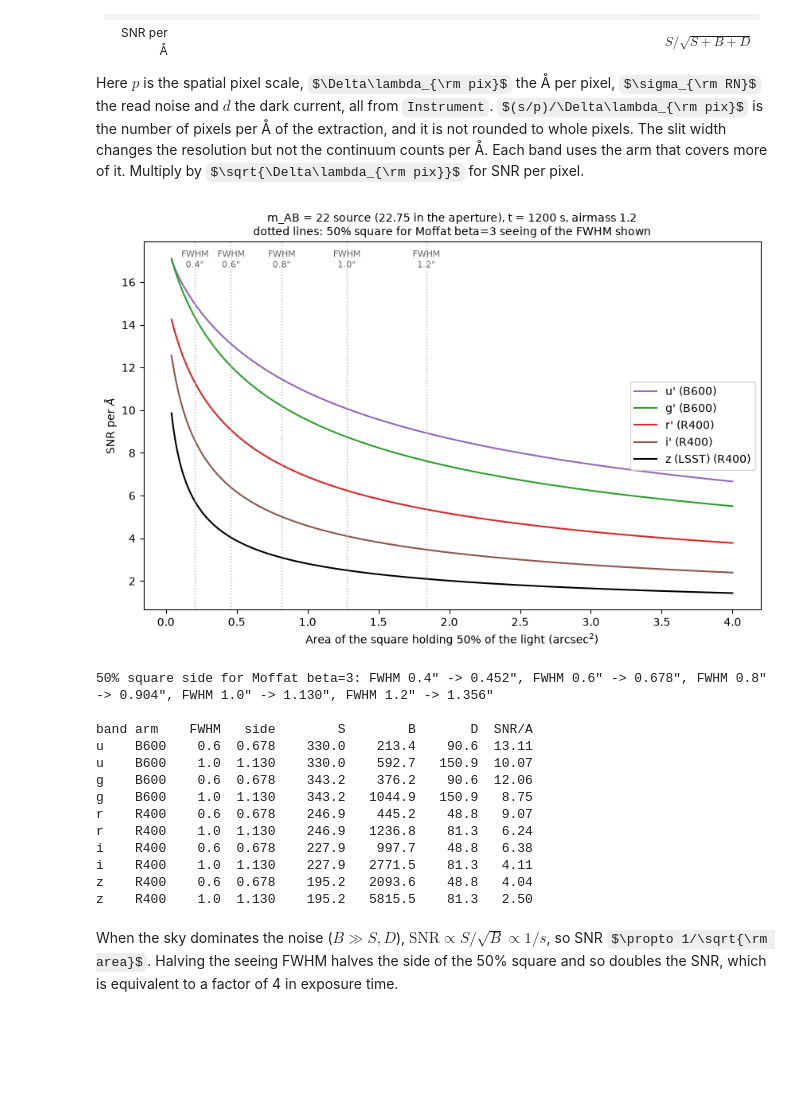
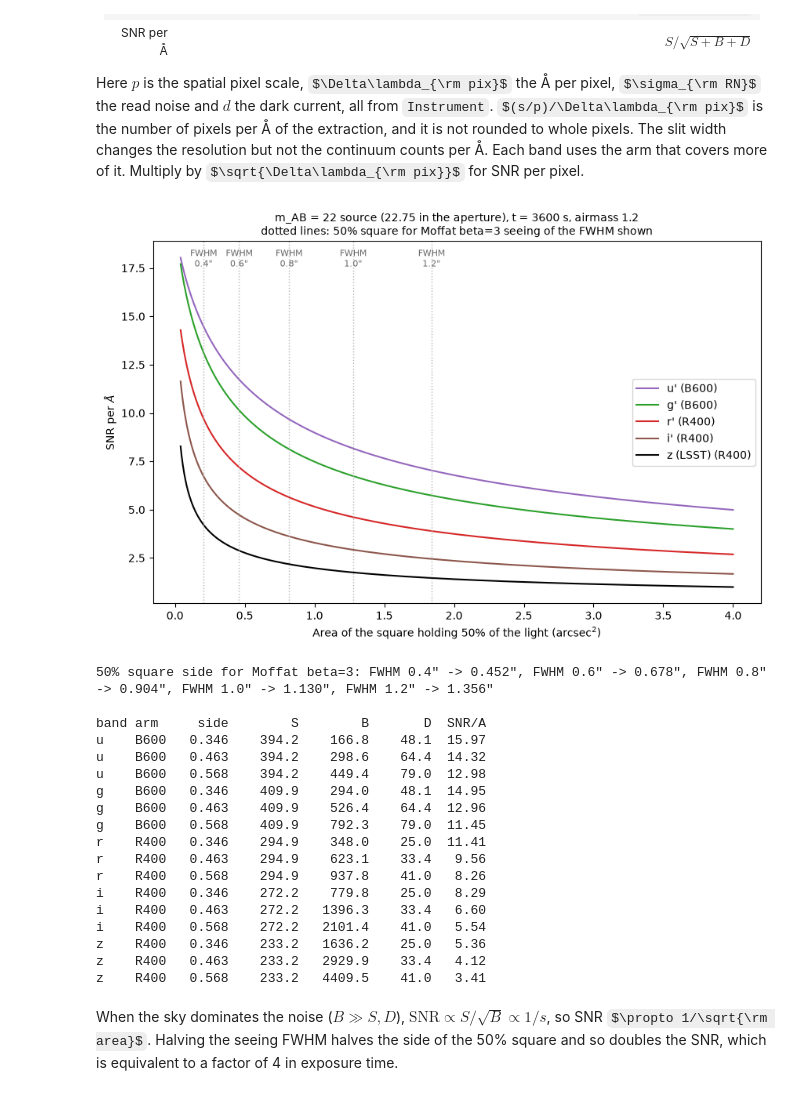
Before and after one commit to bpholden/LRIS2_ETC, a Jupyter notebook: validate_math.ipynb, the cells around one changed output. Saved outputs shown, nothing was run; the diff lists cells and outputs as text; code cells hidden in the pictures; some formulas as TeX source; blank space fills up the shorter version.

```diff
--- a/validate_math.ipynb
+++ b/validate_math.ipynb
@@ -57,7 +57,7 @@ label = {'u': "u'", 'g': "g'", 'r': "r'", 'i': "i'", 'z': 'z (LSST)'}
 
 # Mauna Kea dark sky, AB mag / arcsec^2 (z is LSST z)
 sky_mag = {'u': 22.9, 'g': 22.0, 'r': 21.4, 'i': 20.4, 'z': 19.4}
-src_mag = 22.0
+src_mag = 23.0
 
 def photon_rate(m_ab, lam):
     '''photons / s / Angstrom collected by Keck I for AB magnitude m_ab at wavelength lam (Angstrom)'''
@@ -264,62 +264,72 @@ Per Å of spectrum, in an exposure of $t$ seconds:
 
 Here $p$ is the spatial pixel scale, $\Delta\lambda_{\rm pix}$ the Å per pixel, $\sigma_{\rm RN}$ the read noise and $d$ the dark current, all from `Instrument`. $(s/p)/\Delta\lambda_{\rm pix}$ is the number of pixels per Å of the extraction, and it is not rounded to whole pixels. The slit width changes the resolution but not the continuum counts per Å. Each band uses the arm that covers more of it. Multiply by $\sqrt{\Delta\lambda_{\rm pix}}$ for SNR per pixel.
 # %%
-t = 1200.   # s
+t = 3600.   # s
 side = np.linspace(0.2, 2.0, 200)   # arcsec
 area = side**2
 
 def snr_per_ang(b, s):
     grating = max((g for g in arms if (b, g) in avg), key=lambda g: avg[(b, g)]['coverage'])
     inst = arms[grating]['inst']
     a = avg[(b, grating)]
     S = 0.5 * src_rate[b] * a['e_tot'] * t
     B = sky_rate[b] * s**2 * a['e_inst'] * t
     npix_per_ang = (s / inst.scale_perp) / inst.Ang_per_pix
     D = npix_per_ang * (inst.readnoise**2 + inst.dark * t)
     return S / np.sqrt(S + B + D), grating, S, B, D
 
 # Side of the 50% square for Moffat seeing (beta = 3) of a given FWHM
 fwhms = [0.4, 0.6, 0.8, 1.0, 1.2]
 ee50_side = {f: optimize.brentq(lambda s: Moffat.moffat_frac(f, s, s) - 0.5, 0.05, 5) for f in fwhms}
 
 fig, ax = plt.subplots(figsize=(10, 6))
 for b in bands:
     snr, grating, *_ = snr_per_ang(b, side)
     ax.plot(area, snr, color=colors[b], label=f'{label[b]} ({grating})')
 for f, s in ee50_side.items():
     ax.axvline(s**2, color='0.7', ls=':', lw=1)
     ax.text(s**2, 0.98, f'FWHM\n{f}"', transform=ax.get_xaxis_transform(),
             ha='center', va='top', fontsize=8, color='0.4')
 ax.set_xlabel(r'Area of the square holding 50% of the light (arcsec$^2$)')
 ax.set_ylabel(r'SNR per $\AA$')
 ax.set_title(f'm_AB = 22 source (22.75 in the aperture), t = {t:.0f} s, airmass {airmass}\n'
              'dotted lines: 50% square for Moffat beta=3 seeing of the FWHM shown', fontsize=10)
 ax.legend(loc='center right')
 plt.show()
 # %% [output]
-[figure, old version]
+[figure, new version]
 # %%
 print(f'50% square side for Moffat beta=3: ' + ', '.join(f'FWHM {f}" -> {s:.3f}"' for f, s in ee50_side.items()))
 print()
-print(f"{'band':4} {'arm':5} {'FWHM':>5} {'side':>6} {'S':>8} {'B':>8} {'D':>7} {'SNR/A':>6}")
+#print(f"{'band':4} {'arm':5} {'FWHM':>5} {'side':>6} {'S':>8} {'B':>8} {'D':>7} {'SNR/A':>6}")
+#for b in bands:
+#    for f in (0.4,0.6, 1.0):
+#        s = ee50_side[f]
+#        snr, grating, S, B, D = snr_per_ang(b, s)
+#        print(f'{b:4} {grating:5} {f:5.1f} {s:6.3f} {S:8.1f} {B:8.1f} {D:7.1f} {snr:6.2f}')
+print(f"{'band':4} {'arm':5} {'side':>6} {'S':>8} {'B':>8} {'D':>7} {'SNR/A':>6}")
 for b in bands:
-    for f in (0.6, 1.0):
-        s = ee50_side[f]
+    for s in (0.346,0.463, 0.568):
         snr, grating, S, B, D = snr_per_ang(b, s)
-        print(f'{b:4} {grating:5} {f:5.1f} {s:6.3f} {S:8.1f} {B:8.1f} {D:7.1f} {snr:6.2f}')
+        print(f'{b:4} {grating:5} {s:6.3f} {S:8.1f} {B:8.1f} {D:7.1f} {snr:6.2f}')
 # %% [output]
 50% square side for Moffat beta=3: FWHM 0.4" -> 0.452", FWHM 0.6" -> 0.678", FWHM 0.8" -> 0.904", FWHM 1.0" -> 1.130", FWHM 1.2" -> 1.356"
 
-band arm    FWHM   side        S        B       D  SNR/A
-u    B600    0.6  0.678    330.0    213.4    90.6  13.11
-u    B600    1.0  1.130    330.0    592.7   150.9  10.07
-g    B600    0.6  0.678    343.2    376.2    90.6  12.06
-g    B600    1.0  1.130    343.2   1044.9   150.9   8.75
-r    R400    0.6  0.678    246.9    445.2    48.8   9.07
-r    R400    1.0  1.130    246.9   1236.8    81.3   6.24
-i    R400    0.6  0.678    227.9    997.7    48.8   6.38
-i    R400    1.0  1.130    227.9   2771.5    81.3   4.11
-z    R400    0.6  0.678    195.2   2093.6    48.8   4.04
-z    R400    1.0  1.130    195.2   5815.5    81.3   2.50
+band arm     side        S        B       D  SNR/A
+u    B600   0.346    394.2    166.8    48.1  15.97
+u    B600   0.463    394.2    298.6    64.4  14.32
+u    B600   0.568    394.2    449.4    79.0  12.98
+g    B600   0.346    409.9    294.0    48.1  14.95
+g    B600   0.463    409.9    526.4    64.4  12.96
+g    B600   0.568    409.9    792.3    79.0  11.45
+r    R400   0.346    294.9    348.0    25.0  11.41
+r    R400   0.463    294.9    623.1    33.4   9.56
+r    R400   0.568    294.9    937.8    41.0   8.26
+i    R400   0.346    272.2    779.8    25.0   8.29
+i    R400   0.463    272.2   1396.3    33.4   6.60
+i    R400   0.568    272.2   2101.4    41.0   5.54
+z    R400   0.346    233.2   1636.2    25.0   5.36
+z    R400   0.463    233.2   2929.9    33.4   4.12
+z    R400   0.568    233.2   4409.5    41.0   3.41
 # %% [markdown]
 When the sky dominates the noise ($B \gg S, D$), $\mathrm{SNR} \propto S/\sqrt{B} \propto 1/s$, so SNR $\propto 1/\sqrt{\rm area}$. Halving the seeing FWHM halves the side of the 50% square and so doubles the SNR, which is equivalent to a factor of 4 in exposure time.
```
Also changed, not shown: parts of 3 cells of this notebook.
